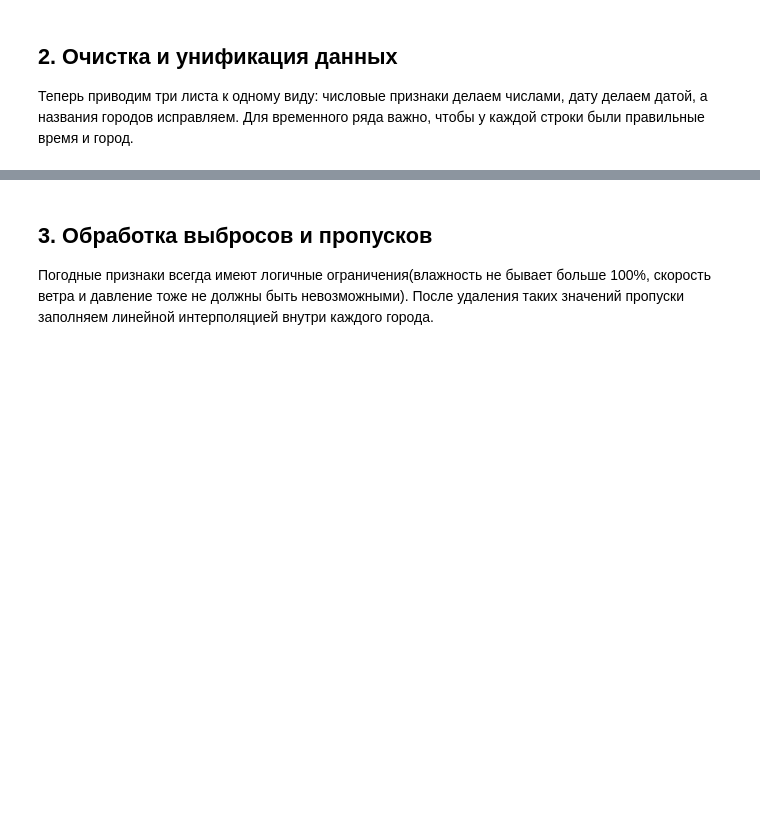
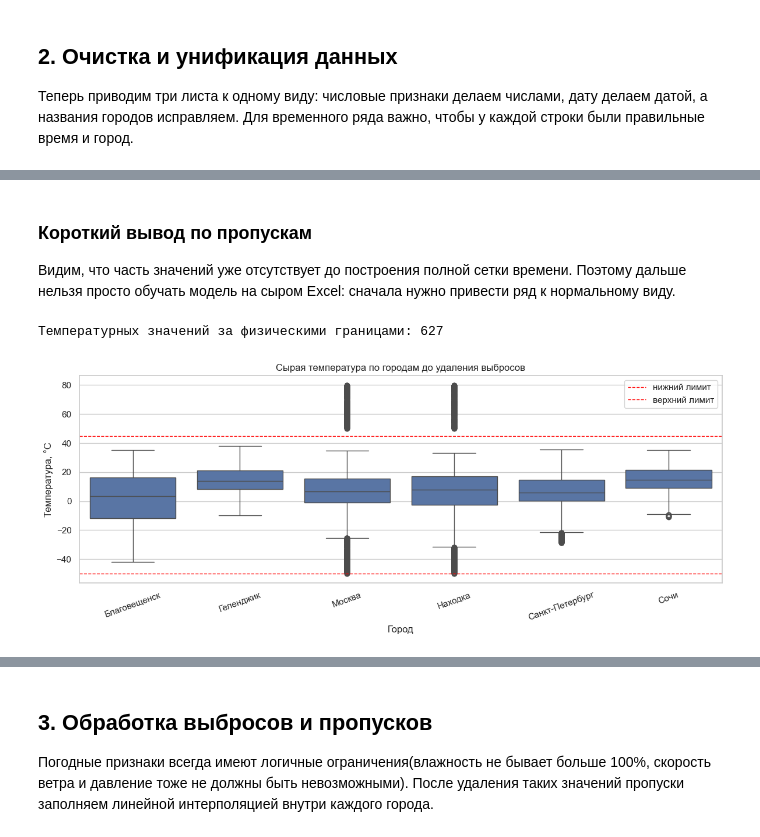
Before and after one commit to larkovandrey2-dev/analys_lab2, a Jupyter notebook: main.ipynb, the cells around one changed output, grey strips where cells are left out. Drawn from its saved outputs; the diff is of its cells as text; code cells hidden in the pictures; blank space fills up the shorter version.

```diff
--- a/main.ipynb
+++ b/main.ipynb
@@ -223,0 +248,26 @@ display(missing_table)
+# %% [markdown]
+### Короткий вывод по пропускам
+
+Видим, что часть значений уже отсутствует до построения полной сетки времени. Поэтому дальше нельзя просто обучать модель на сыром Excel: сначала нужно привести ряд к нормальному виду.
+# %%
+raw_temp_for_box = df_raw_cleaned.dropna(subset=[TARGET]).copy()
+raw_temp_outliers = (
+    (raw_temp_for_box[TARGET] < -50) | (raw_temp_for_box[TARGET] > 45)
+).sum()
+
+print("Температурных значений за физическими границами:", int(raw_temp_outliers))
+
+plt.figure(figsize=(12, 5))
+sns.boxplot(data=raw_temp_for_box, x="city", y=TARGET)
+plt.axhline(-50, color="red", linestyle="--", linewidth=1, label="нижний лимит")
+plt.axhline(45, color="red", linestyle="--", linewidth=1, label="верхний лимит")
+plt.title("Сырая температура по городам до удаления выбросов")
+plt.xlabel("Город")
+plt.ylabel("Температура, °C")
+plt.xticks(rotation=20)
+plt.legend()
+plt.tight_layout()
+plt.show()
+# %% [output]
+Температурных значений за физическими границами: 627
+[figure, added]
```
Also changed, not shown: parts of 15 cells of this notebook.
